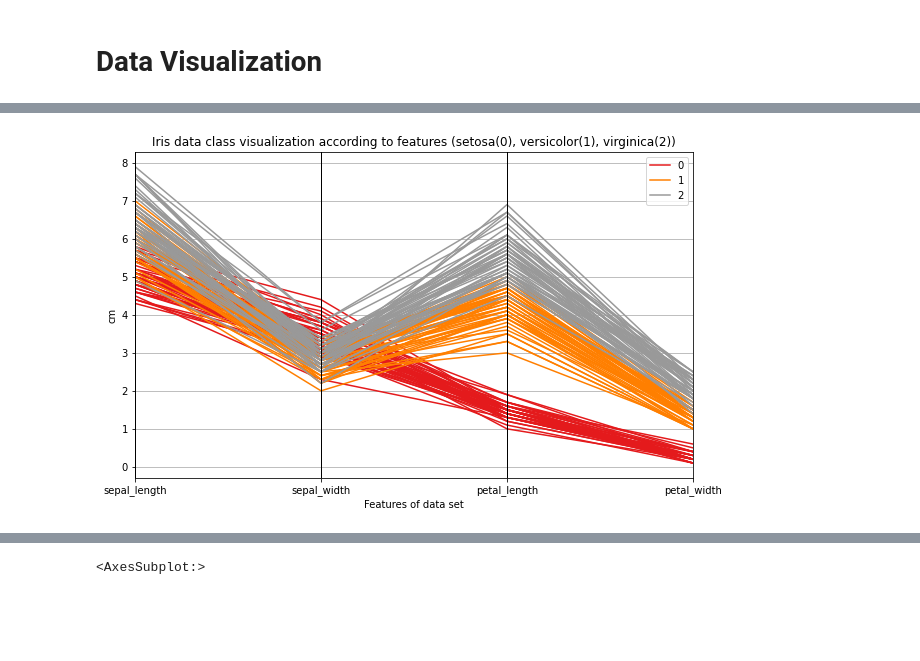
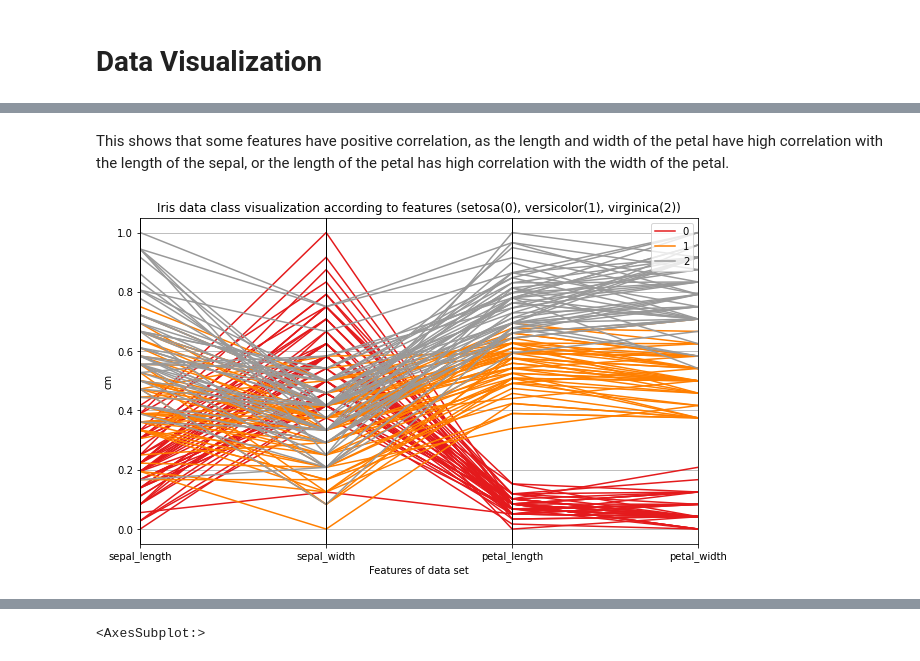
Before and after one commit to fernandopmarciano/Data_Analisys, a Jupyter notebook: Iris_Flower/Notebook/Iris_classifier.ipynb, the cells around one changed output, grey strips where cells are left out. Drawn from its saved outputs; the diff is of its cells as text; code cells hidden in the pictures; blank space fills up the shorter version.

Commit message:
min_max_scaler before data vizualization

```diff
--- a/Iris_Flower/Notebook/Iris_classifier.ipynb
+++ b/Iris_Flower/Notebook/Iris_classifier.ipynb
@@ -154,0 +159,17 @@ Name: species, dtype: int64
+# %%
+from sklearn.preprocessing import MinMaxScaler
+
+# Creating X and Y to use in Machine Learning Algorithms
+x = data.iloc[:,0:4]
+scaler = MinMaxScaler(feature_range = (0,1))
+X = scaler.fit_transform(x) #X = preprocessing.normalize(x)
+y = data.iloc[:,4] #target
+
+x_columns = ['sepal_length', 'sepal_width', 'petal_length', 'petal_width'] # X name Columns
+
+#
+df = pd.DataFrame(X, columns=x_columns)
+df['species'] = y
+
+
+df
@@ -226,17 +263,19 @@ plt.show()
+# %% [markdown]
+This shows that some features have positive correlation, as the length and width of the petal have high correlation with the length of the sepal, or the length of the petal has high correlation with the width of the petal.
 # %%
 from pandas.plotting import parallel_coordinates
 
 ## Parallel coordinates for features values for each specie
 
 plt.figure(figsize=(10,6))
-parallel_coordinates(data, 'species', colormap=plt.get_cmap("Set1"))
+parallel_coordinates(df, 'species', colormap=plt.get_cmap("Set1"))
 plt.title("Iris data class visualization according to features (setosa(0), versicolor(1), virginica(2))")
 plt.xlabel("Features of data set")
 plt.ylabel("cm")
 #plt.savefig('parallel_coordinates.png') ## Save image?
 plt.show()
 # %% [output]
-[figure, old version]
+[figure, new version]
 # %%
 ## joinplot is a scatter with histograms about the features
 
```
Also changed, not shown: parts of 28 cells of this notebook.
